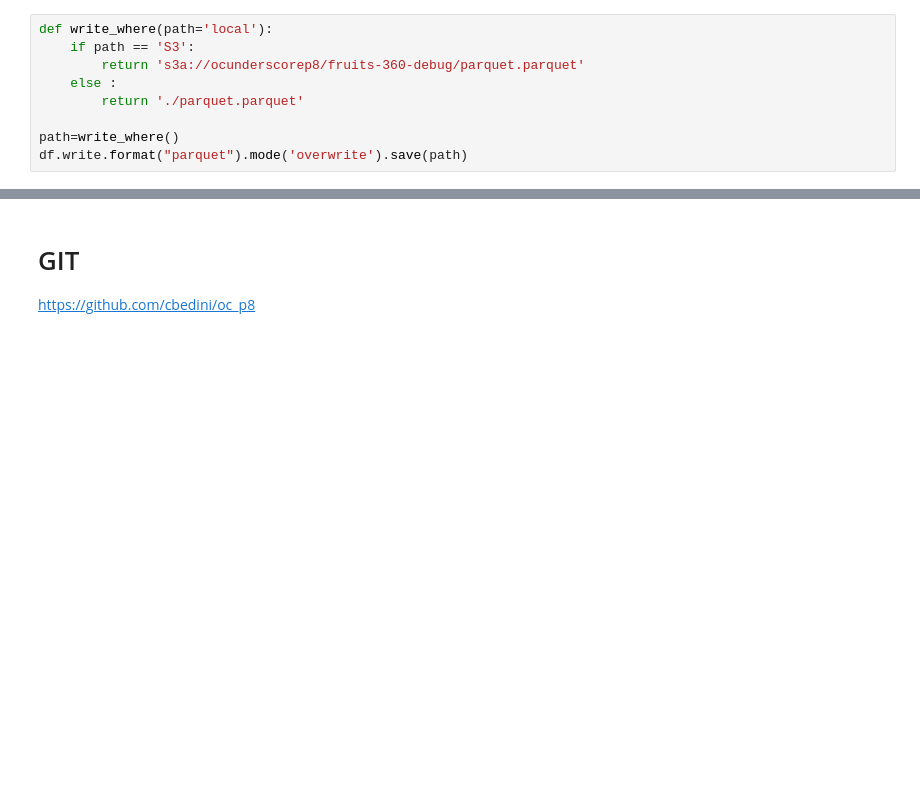
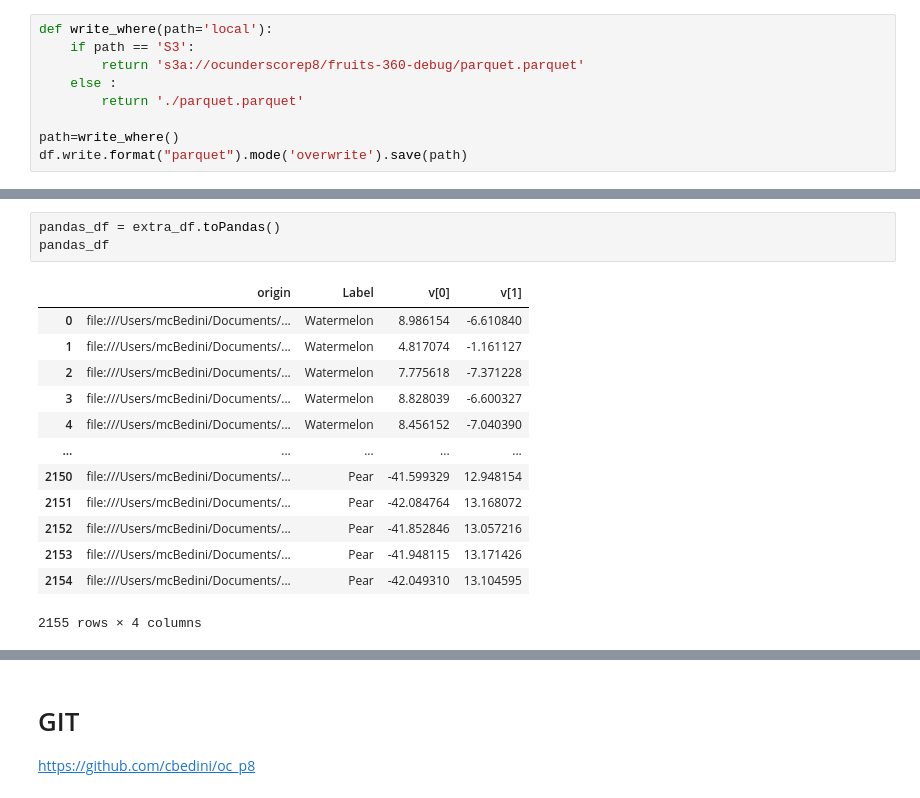
Before and after one commit to cbedini/oc_p8, a Jupyter notebook: Notebook_1.ipynb, the cells around one changed output, grey strips where cells are left out. Saved outputs shown, nothing was run; the diff lists cells and outputs as text; blank space fills up the shorter version.

```diff
--- a/Notebook_1.ipynb
+++ b/Notebook_1.ipynb
@@ -483,0 +535,17 @@ df.write.format("parquet").mode('overwrite').save(path)
+# %%
+pandas_df = extra_df.toPandas()
+pandas_df
+# %% [output]
+|  | origin | Label | v[0] | v[1] |
+| 0 | file:///Users/mcBedini/Documents/... | Watermelon | 8.986154 | -6.610840 |
+| 1 | file:///Users/mcBedini/Documents/... | Watermelon | 4.817074 | -1.161127 |
+| 2 | file:///Users/mcBedini/Documents/... | Watermelon | 7.775618 | -7.371228 |
+| 3 | file:///Users/mcBedini/Documents/... | Watermelon | 8.828039 | -6.600327 |
+| 4 | file:///Users/mcBedini/Documents/... | Watermelon | 8.456152 | -7.040390 |
+| ... | ... | ... | ... | ... |
+| 2150 | file:///Users/mcBedini/Documents/... | Pear | -41.599329 | 12.948154 |
+| 2151 | file:///Users/mcBedini/Documents/... | Pear | -42.084764 | 13.168072 |
+| 2152 | file:///Users/mcBedini/Documents/... | Pear | -41.852846 | 13.057216 |
+| 2153 | file:///Users/mcBedini/Documents/... | Pear | -41.948115 | 13.171426 |
+| 2154 | file:///Users/mcBedini/Documents/... | Pear | -42.049310 | 13.104595 |
+2155 rows × 4 columns
```
Also changed, not shown: parts of 26 cells of this notebook.
